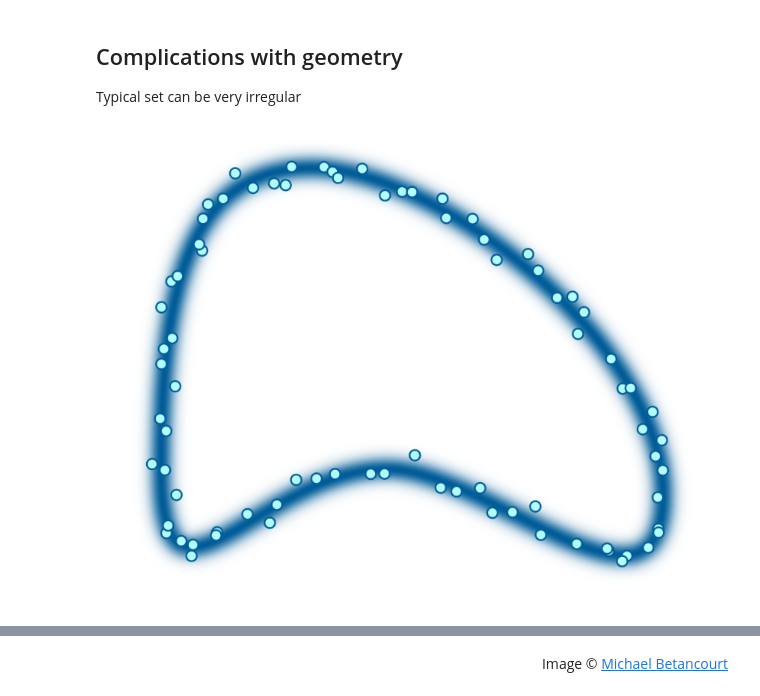
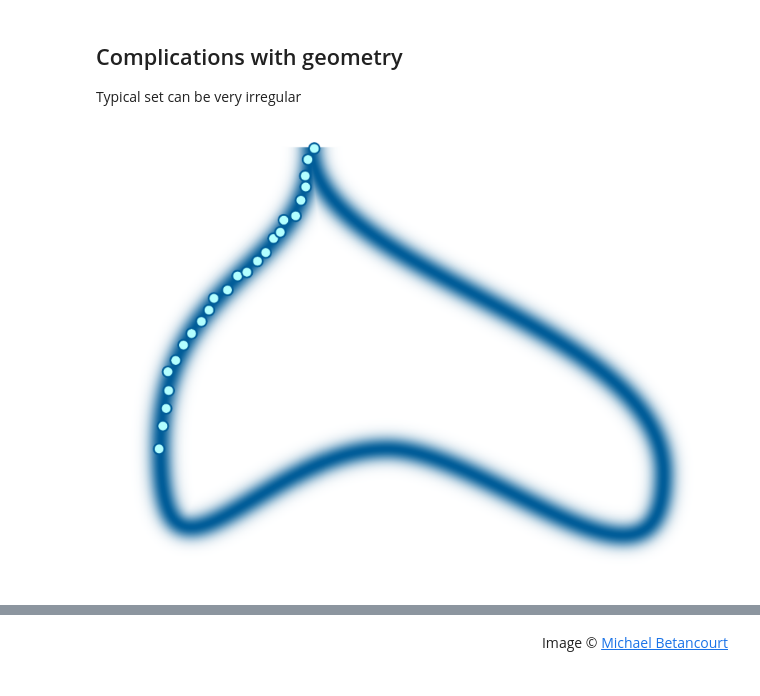
Before and after one commit to KAIR-ISZ/bayes_book, a Jupyter notebook: bayes_book/notebooks/chapter_7.1.ipynb, the cells around one changed output, grey strips where cells are left out. Drawn from its saved outputs; the diff is of its cells as text; code cells hidden in the pictures.

```diff
--- a/bayes_book/notebooks/chapter_7.1.ipynb
+++ b/bayes_book/notebooks/chapter_7.1.ipynb
@@ -342,12 +346,12 @@ with open('../tikz/funnel_samples_1.tex', 'w') as f:
 # %%
-input_file = 'typical_set_funnel_samples.pdf'
+input_file = 'typical_set_funnel_samples1.pdf'
 pic_grid = convert_from_path('../tikz/'+input_file,dpi=300)
 output_folder='../markdown/img/'
 output_file=input_file.replace('.pdf','.png')
 pic_grid[0].save(output_folder+output_file, 'PNG')
 plt.imshow(pic_grid[0])
 plt.axis('off')
 
 plt.show()
 # %% [output]
-[figure, old version]
+[figure, new version]
```
Also changed, not shown: parts of 32 cells of this notebook, 34 other files.
